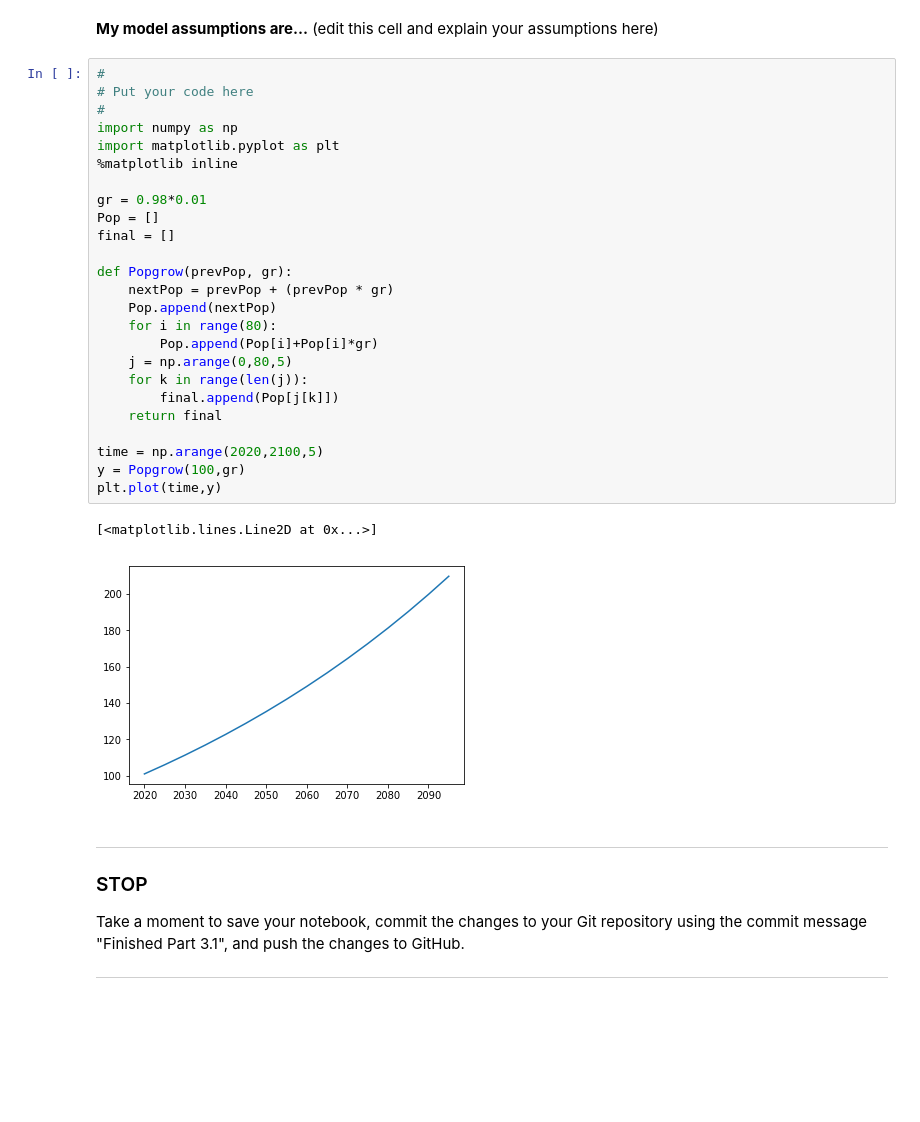
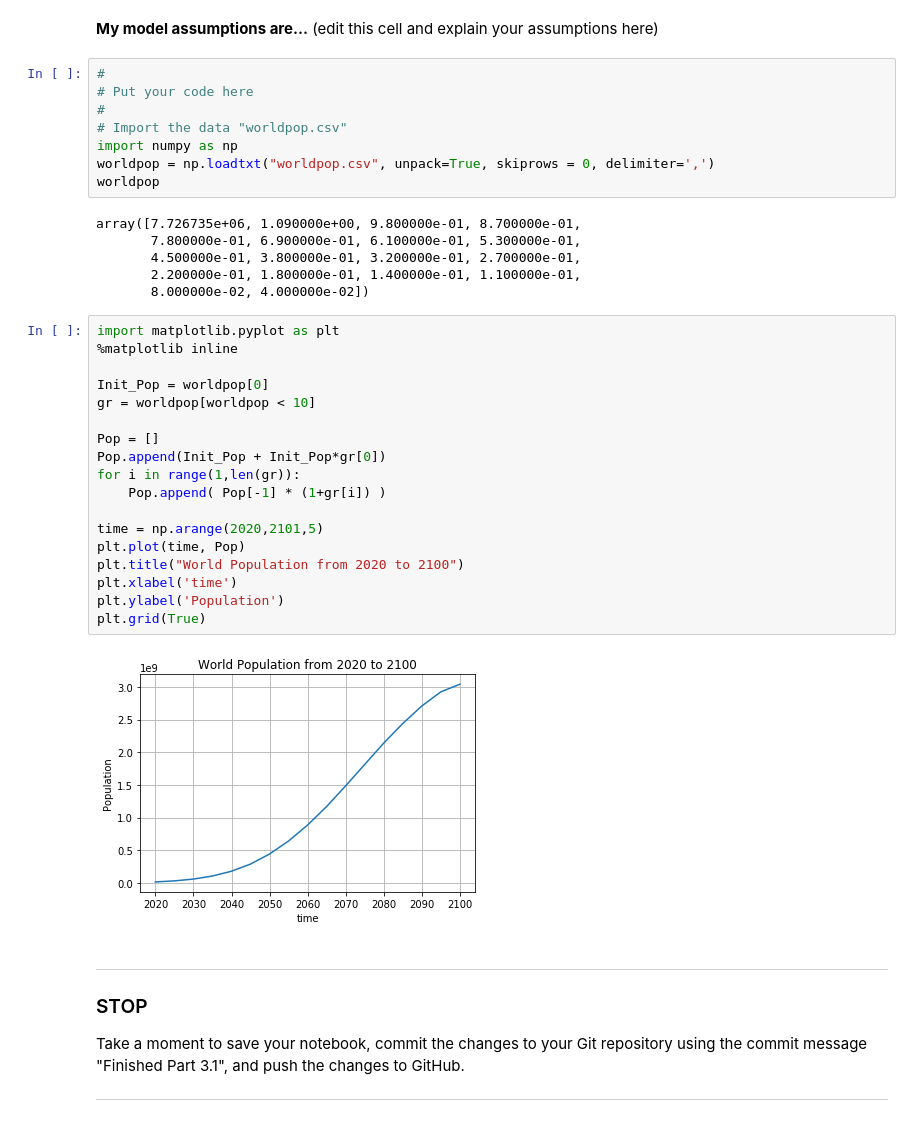
Before and after one commit to louxinyi/cmse202-f19-turnin, a Jupyter notebook: hw-01/HW-01_GitPracticeDebuggingAndPopulationModel-Xinyi Lou.ipynb, the cells around one changed output. Saved outputs shown, nothing was run; the diff lists cells and outputs as text; blank space fills up the shorter version.

```diff
--- a/hw-01/HW-01_GitPracticeDebuggingAndPopulationModel-Xinyi Lou.ipynb
+++ b/hw-01/HW-01_GitPracticeDebuggingAndPopulationModel-Xinyi Lou.ipynb
@@ -170,34 +170,40 @@ Second, the *gr* values represent **yearly** growth. But you only get new *gr* v
 **Code up a solution to this simple model. Make sure to clearly state the assumptions you use in your model and create a plot showing your resulting model.**
 # %% [markdown]
 **My model assumptions are...** (edit this cell and explain your assumptions here)
-# %%
-#
-# Put your code here
-#
-import numpy as np
-import matplotlib.pyplot as plt
-%matplotlib inline
-
-gr = 0.98*0.01
-Pop = []
-final = []
-
-def Popgrow(prevPop, gr):
-    nextPop = prevPop + (prevPop * gr)
-    Pop.append(nextPop)
-    for i in range(80):
-        Pop.append(Pop[i]+Pop[i]*gr)
-    j = np.arange(0,80,5)
-    for k in range(len(j)):
-        final.append(Pop[j[k]])
-    return final
-
-time = np.arange(2020,2100,5)
-y = Popgrow(100,gr)
-plt.plot(time,y)
-# %% [output]
-[<matplotlib.lines.Line2D at 0x...>]
-[figure, removed]
+# %%
+#
+# Put your code here
+#
+# Import the data "worldpop.csv"
+import numpy as np
+worldpop = np.loadtxt("worldpop.csv", unpack=True, skiprows = 0, delimiter=',')
+worldpop
+# %% [output]
+array([7.726735e+06, 1.090000e+00, 9.800000e-01, 8.700000e-01,
+       7.800000e-01, 6.900000e-01, 6.100000e-01, 5.300000e-01,
+       4.500000e-01, 3.800000e-01, 3.200000e-01, 2.700000e-01,
+       2.200000e-01, 1.800000e-01, 1.400000e-01, 1.100000e-01,
+       8.000000e-02, 4.000000e-02])
+# %%
+import matplotlib.pyplot as plt
+%matplotlib inline
+
+Init_Pop = worldpop[0]
+gr = worldpop[worldpop < 10]
+
+Pop = []
+Pop.append(Init_Pop + Init_Pop*gr[0])
+for i in range(1,len(gr)):
+    Pop.append( Pop[-1] * (1+gr[i]) )
+
+time = np.arange(2020,2101,5)
+plt.plot(time, Pop)
+plt.title("World Population from 2020 to 2100")
+plt.xlabel('time')
+plt.ylabel('Population')
+plt.grid(True)
+# %% [output]
+[figure, added]
 # %% [markdown]
 ---
 ### STOP
```
Also changed, not shown: parts of 3 cells of this notebook.
